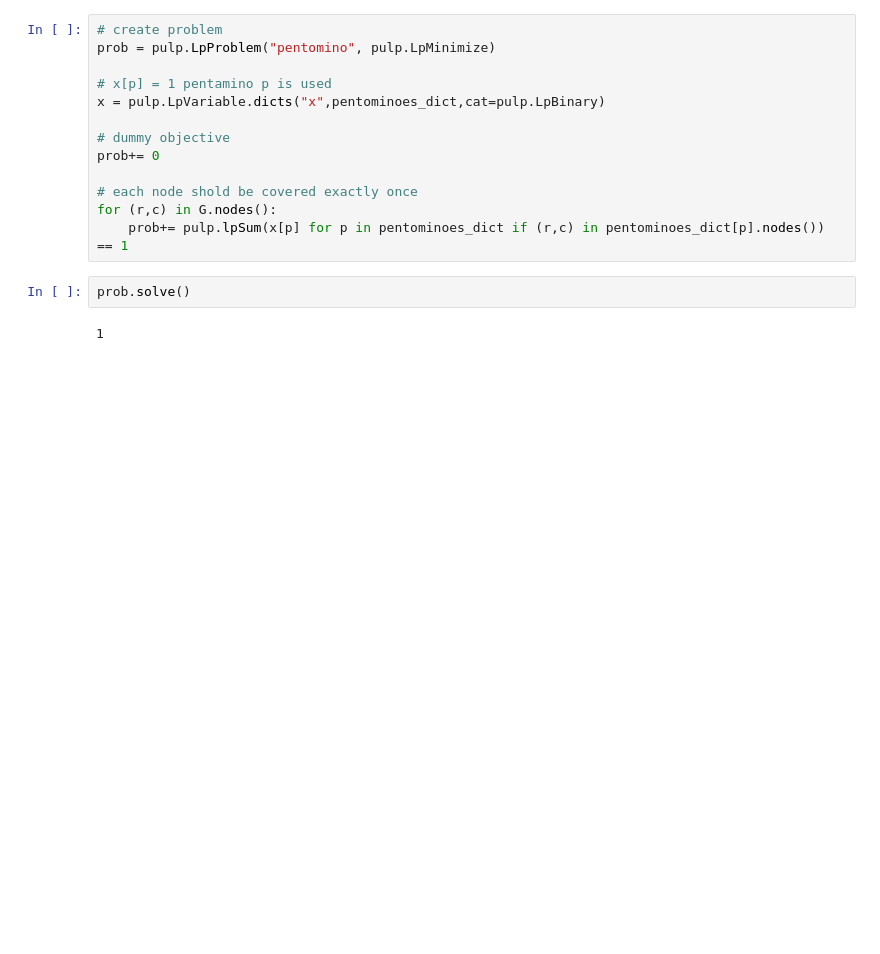
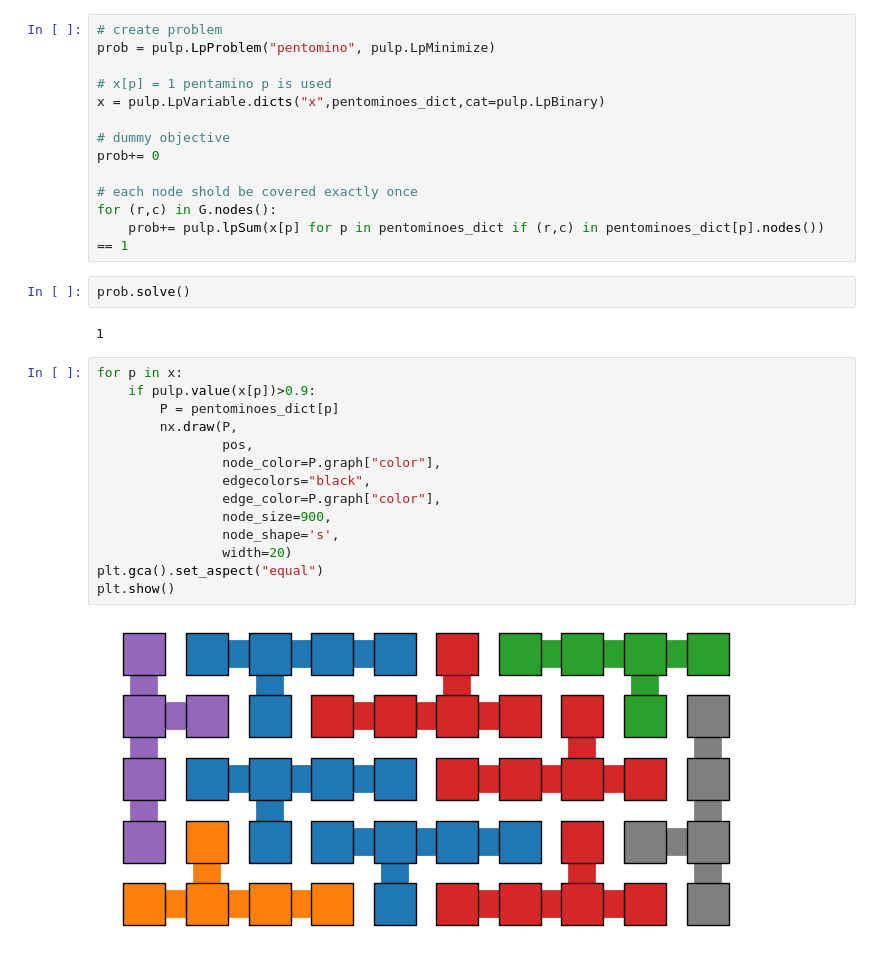
Before and after one commit to romain-montagne/or-resources, a Jupyter notebook: docs/problems/notebooks/pentominoes.out.ipynb, the cells around one changed output. Drawn from its saved outputs; the diff is of its cells as text; blank space fills up the shorter version.

```diff
--- a/docs/problems/notebooks/pentominoes.out.ipynb
+++ b/docs/problems/notebooks/pentominoes.out.ipynb
@@ -79,4 +71,20 @@ for (r,c) in G.nodes():
 prob.solve()
 # %% [output]
 1
+# %%
+for p in x:
+    if pulp.value(x[p])>0.9:
+        P = pentominoes_dict[p]
+        nx.draw(P,
+                pos,
+                node_color=P.graph["color"],
+                edgecolors="black",
+                edge_color=P.graph["color"],
+                node_size=900,
+                node_shape='s',
+                width=20)
+plt.gca().set_aspect("equal")
+plt.show()
+# %% [output]
+[figure, added]
 # %%
```
Also changed, not shown: parts of 7 cells of this notebook, 19 other files.
